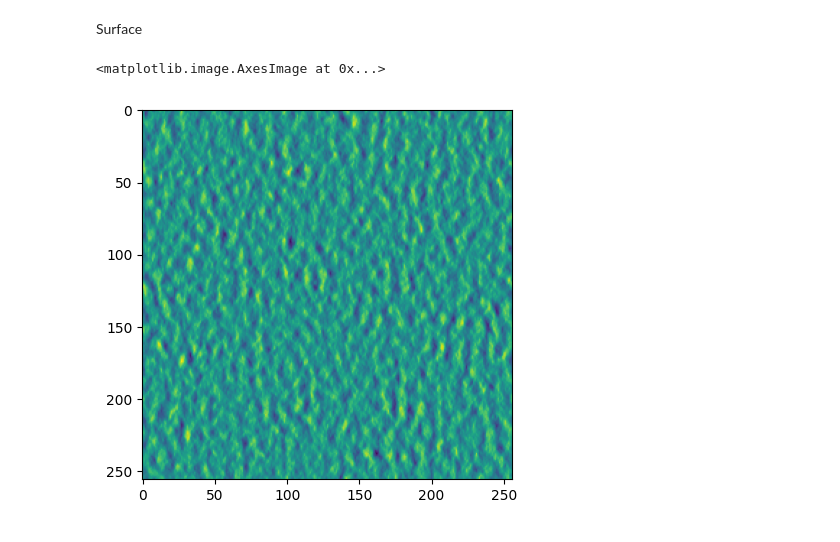
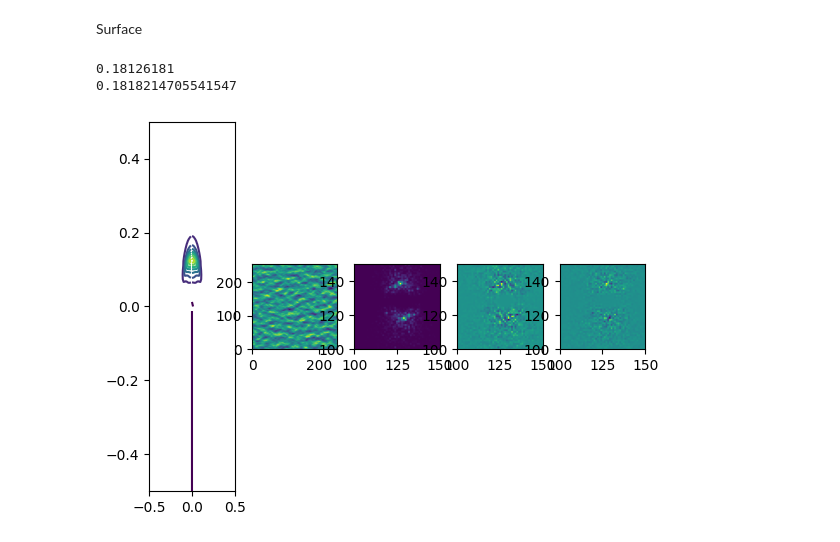
Before and after one commit to eltjonqef/OceanSARImagingSimulator, a Jupyter notebook: simulation.ipynb, the cells around one changed output. Drawn from its saved outputs; the diff is of its cells as text; code cells hidden in the pictures.

```diff
--- a/simulation.ipynb
+++ b/simulation.ipynb
@@ -3,5 +0,0 @@ Omnidirectional Spectra
-# %%
-import numpy as np
-from omnidirectional_spectrum import omnidirectional_spectrum, spectrum_model
-wavenumbers=np.logspace(-3,5,500) #np.linspace(0.001,10000,10000000)
-windspeeds=[10]#[4,8,12,16]
@@ -10,3 +0,0 @@ Pierson Moskowitz Spectrum
-# %%
-PM_spectrum=omnidirectional_spectrum(spectrum_model.Pierson_Moskowitz, wavenumbers, windspeeds[0])
-# PM_spectrum.plot()
@@ -25,5 +0,0 @@ Spreading Functions
-# %%
-from spreading_function import spreading_function, spreading_model
-import numpy as np
-theta=np.linspace(0,2*np.pi,200)
-#theta=theta+np.pi/4
@@ -85,16 +41,41 @@ A=(np.power(wavenumbers,2)*spectrum).reshape(-1,1)*spreading
 print(f"Integral {np.trapz(np.trapz(A,wavenumbers, axis=0), x=theta, axis=0)}")
 # %%
 from surface import surfaceGenerator
-
-surfaceGenerator=surfaceGenerator(512, 2,100,0,5,0.5)
+import numpy as np
+surfaceGenerator=surfaceGenerator(length=512, facet=2,wind_speed=10,wind_direction=np.pi/2,seconds=5,timestep=0.5, fetch=80000)
 Z=surfaceGenerator.generate()
-# %%
-import matplotlib.pyplot as plt
-
-plt.imshow(Z[5,:,:])
-# %% [output]
-<matplotlib.image.AxesImage at 0x...>
-[figure, removed]
+# %%
+import matplotlib.pyplot as plt
+import numpy as np
+fig, (ax1,ax2, ax3, ax4, ax5)=plt.subplots(1,5)
+ax1.contour(surfaceGenerator.KX, surfaceGenerator.KY, surfaceGenerator.getPSI())
+ax1.set_xlim(-0.5,0.5)
+ax1.set_ylim(-0.5,0.5)
+
+ax2.imshow(Z[0,:,:], origin="lower")
+
+ax3.imshow(abs(np.fft.fftshift(np.fft.fft2(Z[0,:,:])))**2)
+ax3.set_xlim(100,150)
+ax3.set_ylim(100,150)
+
+ax4.imshow(np.real(np.fft.fftshift(np.fft.fft2(Z[0,:,:]))))
+ax4.set_xlim(100,150)
+ax4.set_ylim(100,150)
+ax5.imshow(np.imag(np.fft.fftshift(np.fft.fft2(Z[0,:,:]))))
+ax5.set_xlim(100,150)
+ax5.set_ylim(100,150)
+
+
+# ax2.gca().invert_yaxis()
+# plt.colorbar()
+kx=surfaceGenerator.KX[0,:]
+# print()
+print(np.trapz(np.trapz(surfaceGenerator.getPSI(), surfaceGenerator.KX[0,:], axis=0), surfaceGenerator.KY[:,0]))
+print(np.var(Z[0,:,:]))
+# %% [output]
+0.18126181
+0.1818214705541547
+[figure, added]
 # %%
 import numpy as np
 import matplotlib.pyplot as plt
```
Also changed, not shown: parts of 14 cells of this notebook, 1 other file.
